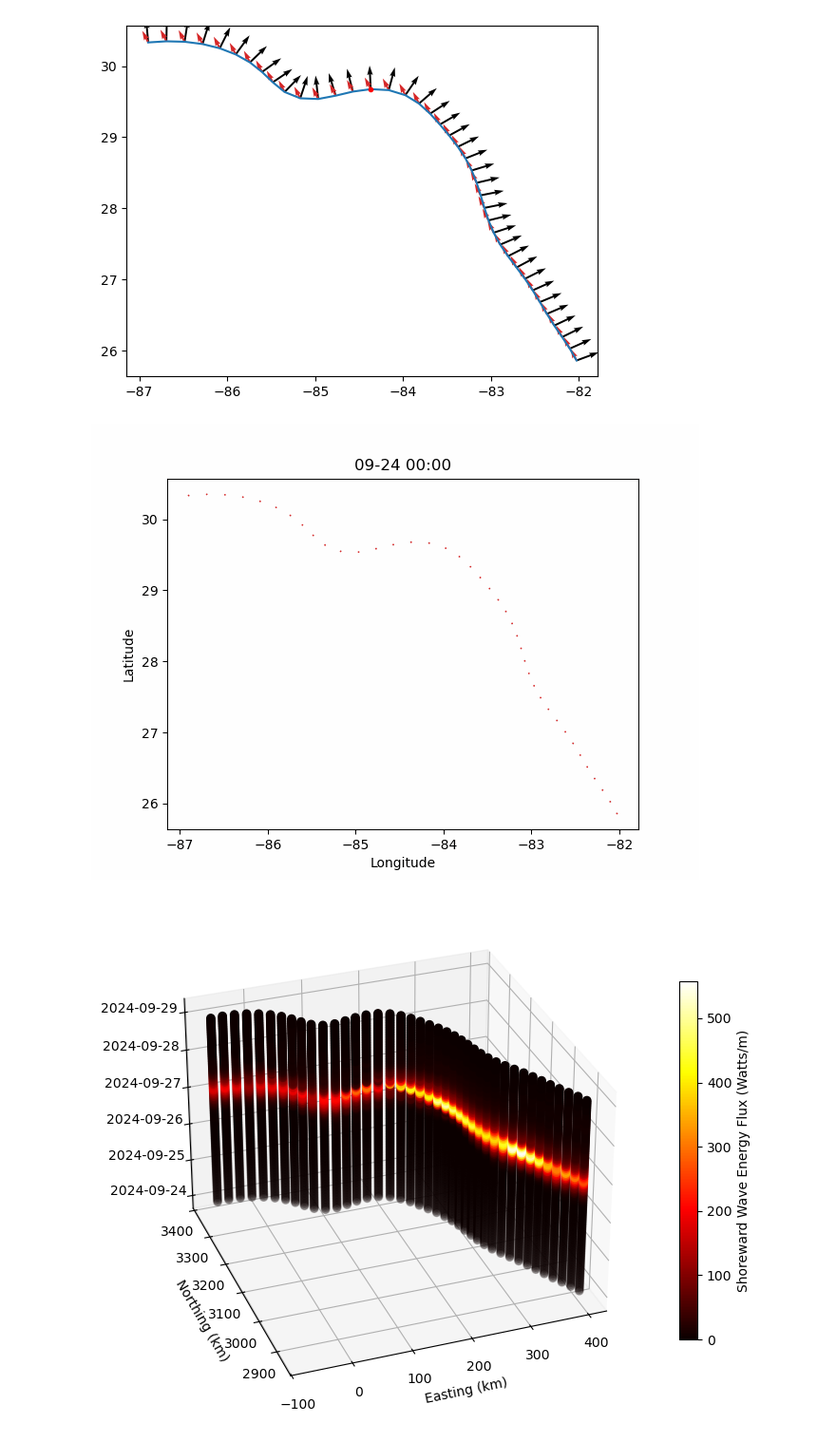
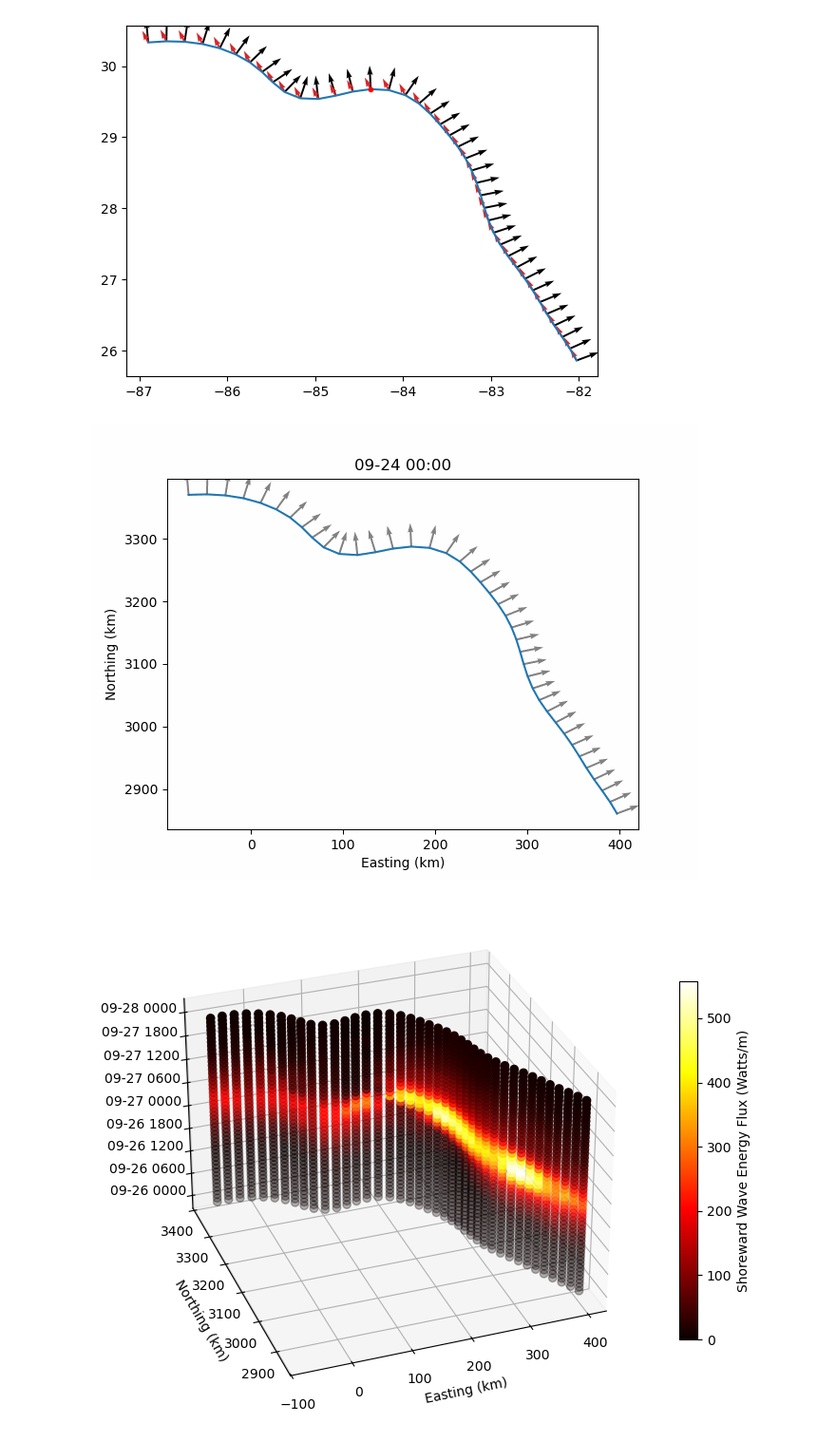
Before and after one commit to csherwood-usgs/NOPP_comparison, a Jupyter notebook: extract_eflux_on_contour.ipynb, the cells around one changed output. Shown at 95% size. Cells and saved outputs as stored; diff of their text form; code cells hidden in the pictures.

```diff
--- a/extract_eflux_on_contour.ipynb
+++ b/extract_eflux_on_contour.ipynb
@@ -373,6 +373,8 @@ plt.quiver(
 [figure]
 # %%
 # Animate the fluxes
+x = contour_xy[:, 0]/1000  # x coordinates of contour points (shape: [40,])
+y = contour_xy[:, 1]/1000  # y coordinates of contour points (shape: [40,])
 
 # Temporary folder for images
 temp_dir = "temp_images"
@@ -383,18 +385,23 @@ os.makedirs(temp_dir, exist_ok=True)
 for frame in range(ntimes):
     fig, ax = plt.subplots()
 
+    plt.plot( x, y)
+
     # Generate the data for this frame
     fx, fy = xycoord(Eflux[:, frame], Dwave_avg[:, frame])
 
+    plt.quiver(x[::skip], y[::skip], normals[::skip, 0], normals[::skip, 1],
+    scale = 20, color = 'gray', width = .004)
+
     # Create the quiver plot
     # N.B. - Dwave is direction waves are FROM. Minus sign on vectors required to change to propagation direction
-    ax.quiver(contour_points[::skip, 0], contour_points[::skip, 1], -fx[:skip], -fy[:skip],
+    ax.quiver(x[::skip], y[::skip], -fx[:skip], -fy[:skip],
               scale=1000, color='tab:red', width=0.004)
 
     # Set axis labels and title (optional)
     ax.set_title(ocean_time[frame].astype(str)[5:10] + " " + ocean_time[frame].astype(str)[11:16] )
-    ax.set_xlabel('Longitude')
-    ax.set_ylabel('Latitude')
+    ax.set_xlabel('Easting (km)')
+    ax.set_ylabel('Northing (km)')
 
     # Save the frame as an image
     img_path = os.path.join(temp_dir, f"frame_{frame}.png")
@@ -416,13 +423,13 @@ display(IPImage(gif_path))
 import shutil
 shutil.rmtree(temp_dir)
 # %% [output]
-[figure, old version]
+[figure, new version]
 # %%
 # rename for convenience
 x = contour_xy[:, 0]/1000  # x coordinates of contour points (shape: [40,])
 y = contour_xy[:, 1]/1000  # y coordinates of contour points (shape: [40,])
-wave_energy_flux = EfluxS  # Shape: [40, 121] (40 contour points, 121 time steps)
-ocean_time = np.array(ocean_time)  # Assuming ocean_time is a datetime64 array
+wave_energy_flux = EfluxS[:,48:97]  # Shape: [40, 121] (40 contour points, 121 time steps)
+otime = np.array(ocean_time[48:97])  # Assuming ocean_time is a datetime64 array
 
 # Extract the number of contour points and time steps
 contour_points, time_steps = wave_energy_flux.shape
@@ -445,33 +452,39 @@ for i in range(contour_points):
     y_vals = np.full_like(time_series, y[i])  # Y coordinate is constant for each point
 
     # Create the z values (time), representing the vertical extent of each strip
     z_vals = np.linspace(0, time_steps - 1, time_steps)
 
     # Use the wave energy flux as the color of each vertical strip
     sc = ax.scatter(x_vals, y_vals, z_vals, c=time_series, cmap=cmap, norm=norm, s=36)
 
 # Labels and title
 ax.set_xlabel('Easting (km)')
 ax.set_ylabel('Northing (km)')
 #ax.set_zlabel('Time')
 
 
 # Set the view perspective to look from SW (azimuth: 45, elevation: 30)
 ax.view_init(elev=30, azim=250)
 
 # Add a color bar
 cbar = plt.colorbar(sc, ax=ax, shrink = 0.7)
 cbar.set_label('Shoreward Wave Energy Flux (Watts/m)')
 
 # Format the z-axis to show the actual dates (ocean_time)
-ax.set_zticks(np.linspace(0, time_steps - 1, 6))  # Adjust number of ticks if needed
-ax.set_zticklabels([str(ocean_time[int(i)])[:10] for i in np.linspace(0, time_steps - 1, 6)])
+labels = []
+for i in np.arange(0, len(otime), 6):
+    labels.append( str(otime[int(i)])[5:10] +' '+ str(otime[int(i)])[11:13] + '00' )
+
+
+labels
+ax.set_zticks(np.arange(0, len(otime), 6))  # Adjust number of ticks if needed
+ax.set_zticklabels(labels)
 
 
 # Move the z-axis labels farther from the axis by adjusting padding
 ax.zaxis.set_tick_params(pad=15)  # Increase this value to move labels farther away
 
 # Show the plot
 plt.show()
 # %% [output]
-[figure, old version]
+[figure, new version]
```
Also changed, not shown: 1 other file.
